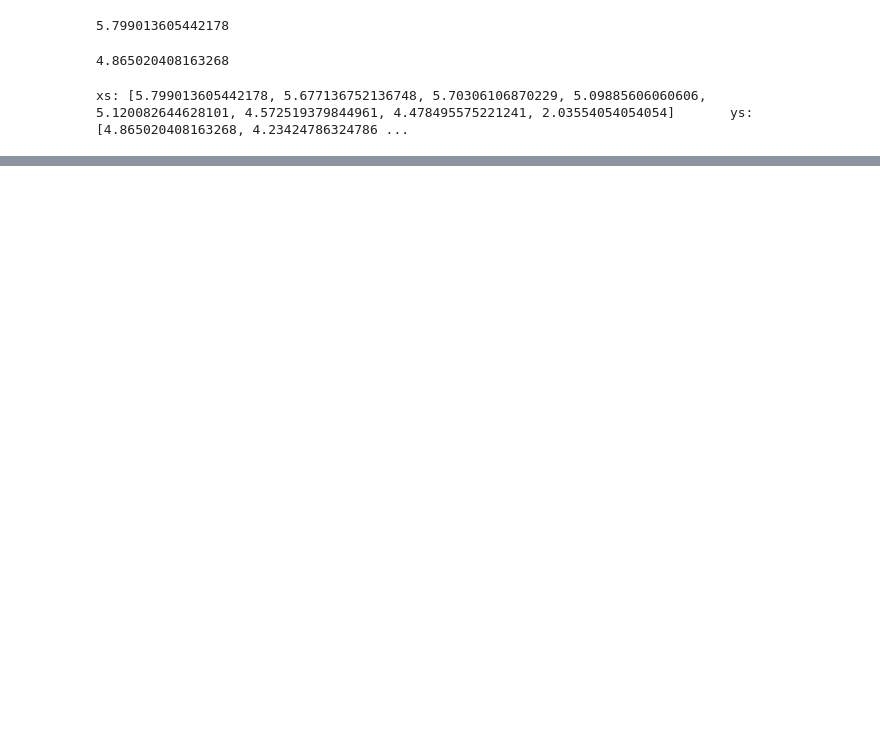
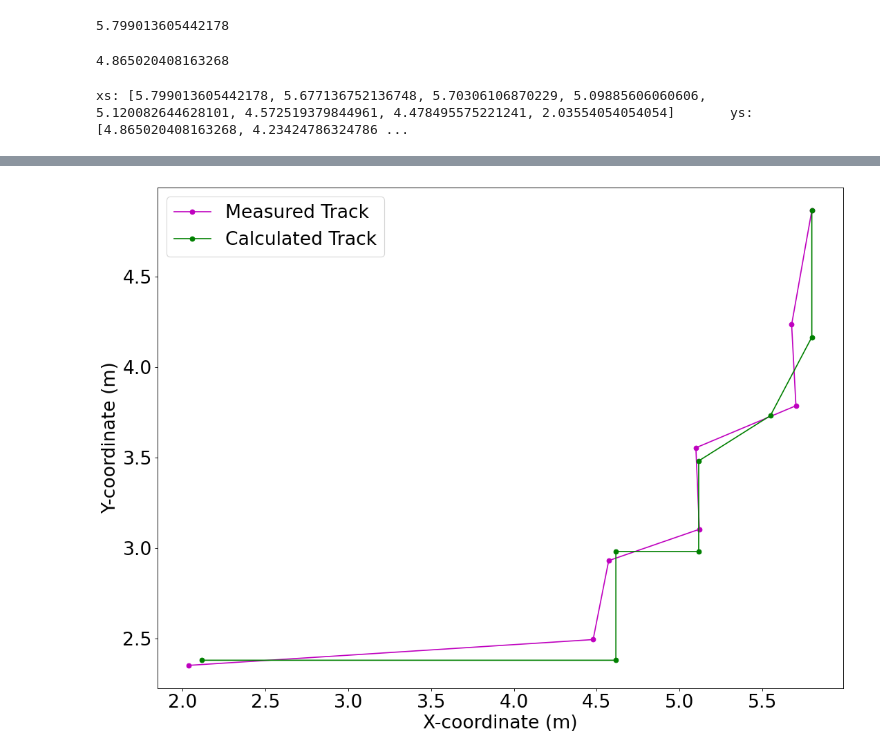
Before and after one commit to 850075610/sensor-fusion, a Jupyter notebook: data/track/track.ipynb, the cells around one changed output, grey strips where cells are left out. Cells and saved outputs as stored; diff of their text form; code cells hidden in the pictures; blank space fills up the shorter version.

```diff
--- a/data/track/track.ipynb
+++ b/data/track/track.ipynb
@@ -53,3 +53,38 @@ for i in range(1, N + 1):
 print(f"xs: {xs}\tys: {ys}")
 # %% [output]
 xs: [5.799013605442178, 5.677136752136748, 5.70306106870229, 5.09885606060606, 5.120082644628101, 4.572519379844961, 4.478495575221241, 2.03554054054054]       ys: [4.865020408163268, 4.23424786324786 ...
+# %%
+from math import sin, cos, radians
+# calculation of theoretical x and y for track assuming the first coordinate is correct
+theo_x = [xs[0]]
+theo_y = [ys[0]]
+
+# 2nd point
+theo_x.append(theo_x[-1])
+theo_y.append(theo_y[-1] - 0.7)
+
+# 3rd point
+rad = radians(30)
+theo_x.append(theo_x[-1] - 0.5 * sin(rad))
+theo_y.append(theo_y[-1] - 0.5 * cos(rad))
+
+# 4th point
+rad = radians(30)
+theo_x.append(theo_x[-1] - 0.5 * cos(rad))
+theo_y.append(theo_y[-1] - 0.5 * sin(rad))
+
+# 5th point
+theo_x.append(theo_x[-1])
+theo_y.append(theo_y[-1] - 0.5)
+
+# 6th point
+theo_x.append(theo_x[-1] - 0.5)
+theo_y.append(theo_y[-1])
+
+# 7th point
+theo_x.append(theo_x[-1])
+theo_y.append(theo_y[-1] - 0.6)
+
+# 8th point
+theo_x.append(theo_x[-1] - 2.5)
+theo_y.append(theo_y[-1])
@@ -56,3 +110,14 @@ xs: [5.799013605442178, 5.677136752136748, 5.70306106870229, 5.09885606060606, 5
 # %%
 xs = [5.799013605442178, 5.677136752136748, 5.70306106870229, 5.09885606060606, 5.120082644628101, 4.572519379844961, 4.478495575221241, 2.03554054054054]
 ys = [4.865020408163268, 4.234247863247866, 3.7864122137404563, 3.554515151515152, 3.1047024793388442, 2.931767441860464, 2.4959646017699106, 2.353558558558559]
+# %%
+plt.figure(figsize=(16, 12), dpi=80)
+plt.rcParams.update({'font.size': 24})
+plt.xlabel("X-coordinate (m)")
+plt.ylabel("Y-coordinate (m)")
+plt.plot(xs, ys, '-o', color='m', label='Measured Track')
+plt.plot(theo_x, theo_y, '-o', color='g', label='Calculated Track')
+plt.legend(loc='best')
+# plt.savefig('track.pdf', bbox_inches='tight', dpi=400)
+# %% [output]
+[figure, added]
```
Also changed, not shown: parts of 5 cells of this notebook, 2 other files.
